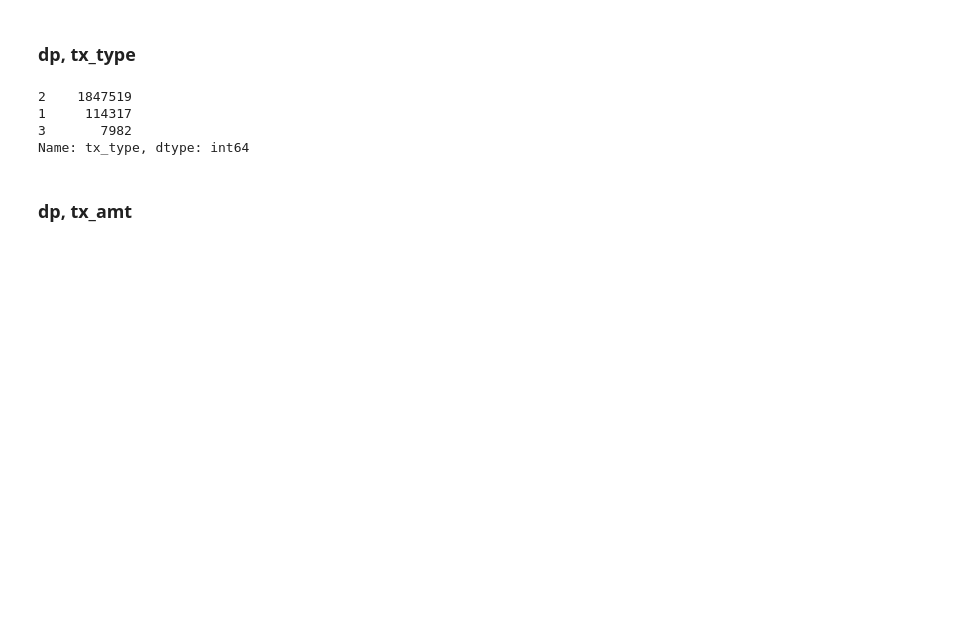
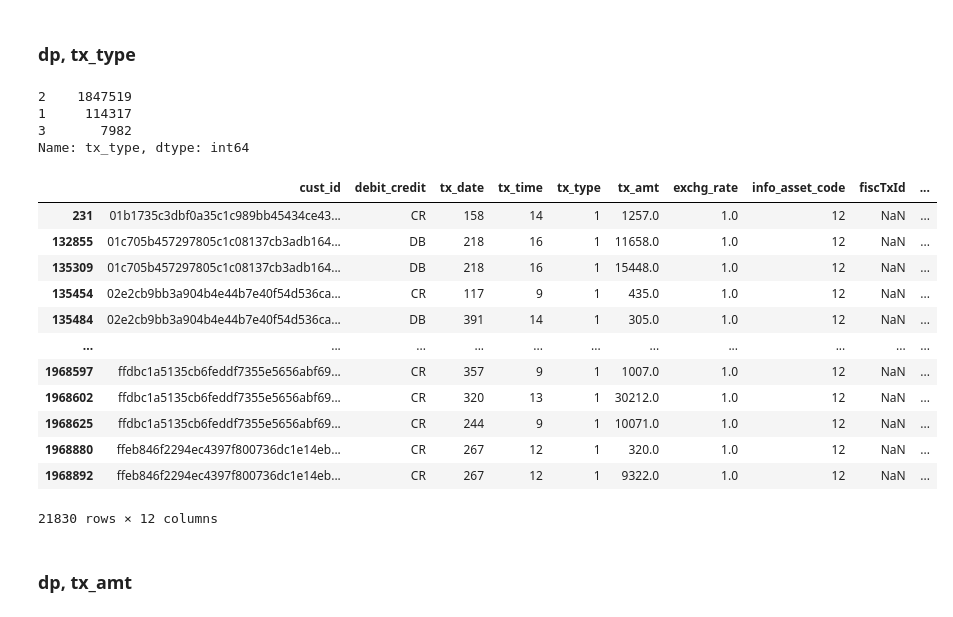
Before and after one commit to y4c6/DMfin, a Jupyter notebook: data_visualization.ipynb, the cells around one changed output. Cells and saved outputs as stored; diff of their text form; code cells hidden in the pictures; blank space fills up the shorter version.

```diff
--- a/data_visualization.ipynb
+++ b/data_visualization.ipynb
@@ -569,6 +553,23 @@ print(dp['tx_type'].value_counts())
 1     114317
 3       7982
 Name: tx_type, dtype: int64
+# %%
+dp.loc[ (dp['tx_type']==1) & (dp['info_asset_code']==12) ]
+# there are 21830 dp are 臨櫃現金交易。
+# %% [output]
+|  | cust_id | debit_credit | tx_date | tx_time | tx_type | tx_amt | exchg_rate | info_asset_code | fiscTxId | ... |
+| 231 | 01b1735c3dbf0a35c1c989bb45434ce43... | CR | 158 | 14 | 1 | 1257.0 | 1.0 | 12 | NaN | ... |
+| 132855 | 01c705b457297805c1c08137cb3adb164... | DB | 218 | 16 | 1 | 11658.0 | 1.0 | 12 | NaN | ... |
+| 135309 | 01c705b457297805c1c08137cb3adb164... | DB | 218 | 16 | 1 | 15448.0 | 1.0 | 12 | NaN | ... |
+| 135454 | 02e2cb9bb3a904b4e44b7e40f54d536ca... | CR | 117 | 9 | 1 | 435.0 | 1.0 | 12 | NaN | ... |
+| 135484 | 02e2cb9bb3a904b4e44b7e40f54d536ca... | DB | 391 | 14 | 1 | 305.0 | 1.0 | 12 | NaN | ... |
+| ... | ... | ... | ... | ... | ... | ... | ... | ... | ... | ... |
+| 1968597 | ffdbc1a5135cb6feddf7355e5656abf69... | CR | 357 | 9 | 1 | 1007.0 | 1.0 | 12 | NaN | ... |
+| 1968602 | ffdbc1a5135cb6feddf7355e5656abf69... | CR | 320 | 13 | 1 | 30212.0 | 1.0 | 12 | NaN | ... |
+| 1968625 | ffdbc1a5135cb6feddf7355e5656abf69... | CR | 244 | 9 | 1 | 10071.0 | 1.0 | 12 | NaN | ... |
+| 1968880 | ffeb846f2294ec4397f800736dc1e14eb... | CR | 267 | 12 | 1 | 320.0 | 1.0 | 12 | NaN | ... |
+| 1968892 | ffeb846f2294ec4397f800736dc1e14eb... | CR | 267 | 12 | 1 | 9322.0 | 1.0 | 12 | NaN | ... |
+21830 rows × 12 columns
 # %% [markdown]
 ### dp, tx_amt
 # %%
```
Also changed, not shown: parts of 21 cells of this notebook.
